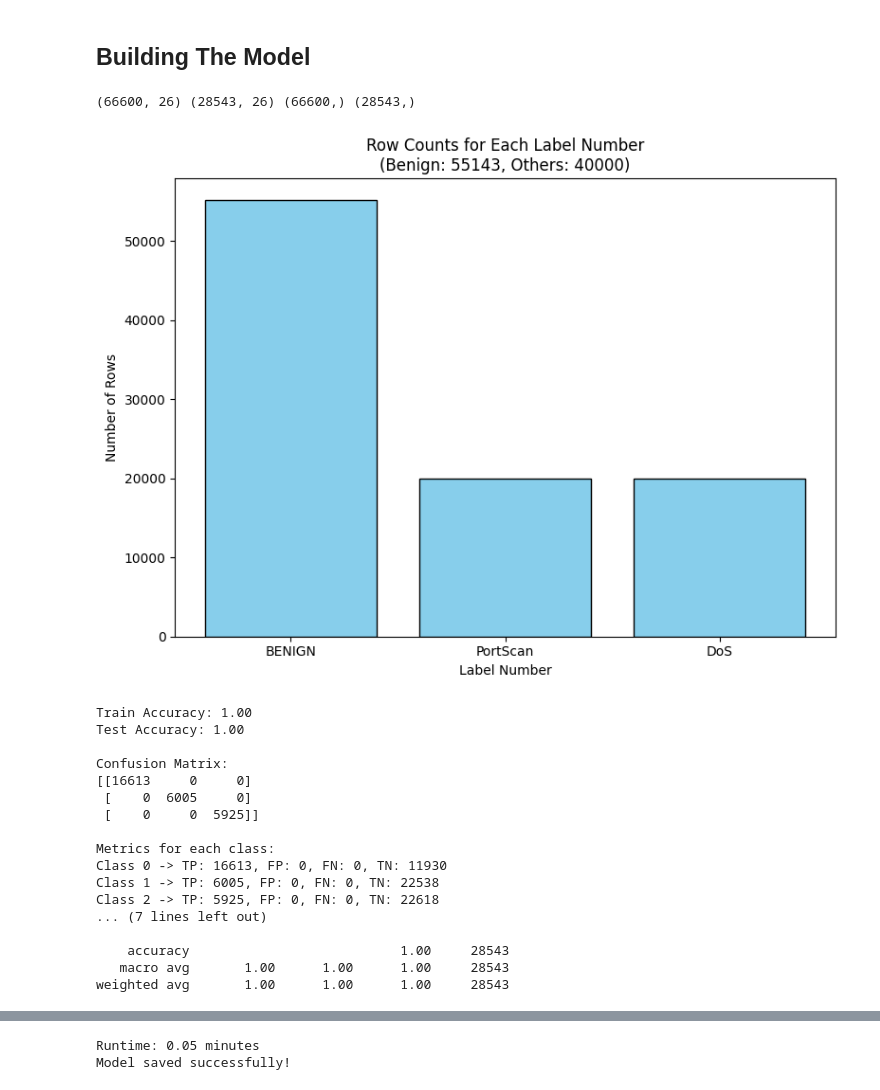
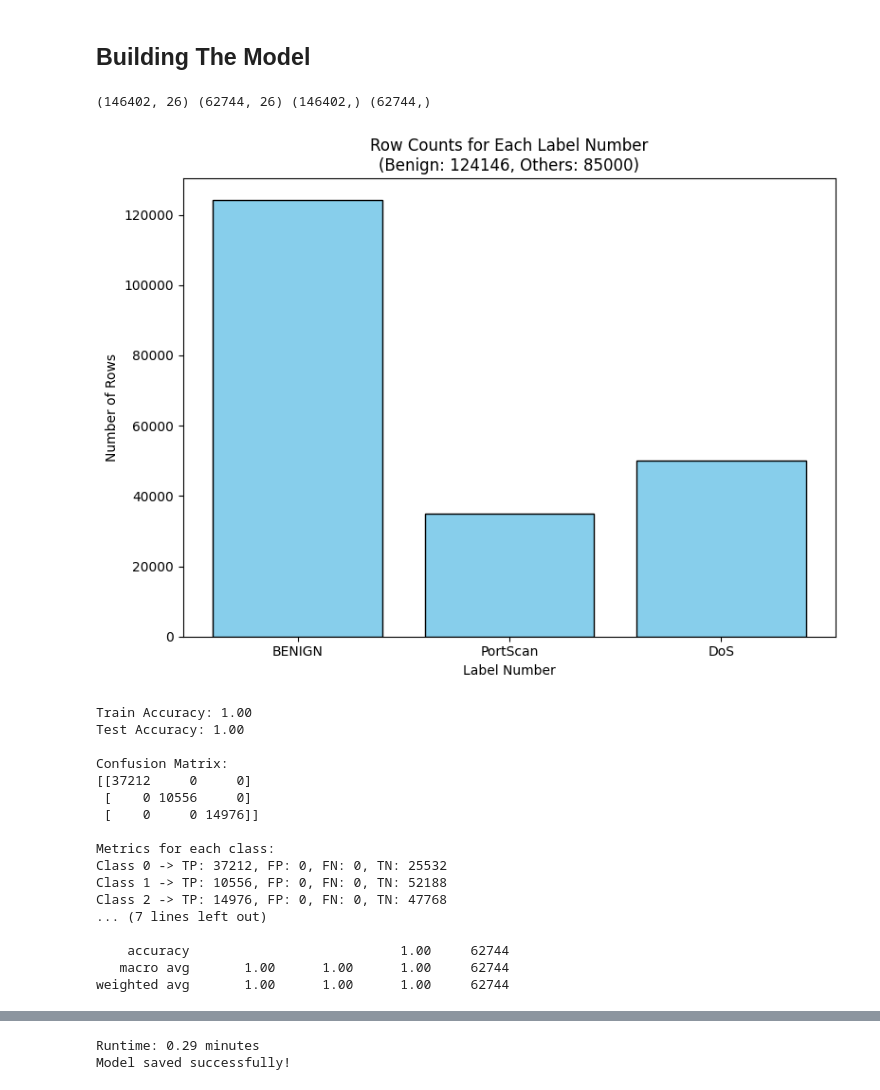
Before and after one commit to Shayhha/NetSpect, a Jupyter notebook: src/models/create_port_scan_dos_hulk_goldeneye_model.ipynb, the cells around one changed output, grey strips where cells are left out. Drawn from its saved outputs; the diff is of its cells as text; code cells hidden in the pictures.

Commit message:
Created a new model for all portscan and dos attacks including a new variation where there is an http dos attack on a closed port.

```diff
--- a/src/models/create_port_scan_dos_hulk_goldeneye_model.ipynb
+++ b/src/models/create_port_scan_dos_hulk_goldeneye_model.ipynb
@@ -211,6 +222,6 @@ portSamples2.head(3)
 # merge the port attack datasets
 mergedPortDataset = pd.concat([portSamples1, portSamples2], axis=0)
 mergedPortDataset = mergedPortDataset.sample(frac=1, random_state=42).reset_index(drop=True)
-mergedPortDataset = mergedPortDataset.sample(n=20000, random_state = 42)
+mergedPortDataset = mergedPortDataset.sample(n=35000, random_state = 42)
 print(mergedPortDataset.shape)
 # %% [output]
@@ -218,7 +229,7 @@ print(mergedPortDataset.shape)
 # %%
 # sample dos attack dataset
-mergedDosDataset = pd.concat([dosSamples1, dosSamples2, dosSamples3], axis=0)
+mergedDosDataset = pd.concat([dosSamples1, dosSamples2, dosSamples3, dosSamples4], axis=0)
 mergedDosDataset = mergedDosDataset.sample(frac=1, random_state=42).reset_index(drop=True)
-mergedDosDataset = mergedDosDataset.sample(n=20000, random_state = 42)
+mergedDosDataset = mergedDosDataset.sample(n=50000, random_state = 42)
 print(mergedDosDataset.shape)
 # %% [output]
@@ -238,5 +249,5 @@ mergedPortDosDataset.tail(3)
 ## Import Benign Dataset
 # %%
 # import the bening datasets
-benign1 = pd.read_csv('full_benign_2.csv')
-benign2 = pd.read_csv('benign_dataset_7.csv')
+benign1 = pd.read_csv('full_benign_6.csv')
+benign1.shape
@@ -243,7 +256,8 @@ benign2 = pd.read_csv('benign_dataset_7.csv')
 # %%
 # merge the benign
-mergedBenign = pd.concat([benign1, benign2], axis=0)
-mergedBenign = mergedBenign.sample(frac=1, random_state=42).reset_index(drop=True)
+# mergedBenign = pd.concat([benign1, benign2], axis=0)
+# mergedBenign = mergedBenign.sample(frac=1, random_state=42).reset_index(drop=True)
+mergedBenign = benign1
 
 # adding a label to the dataset
 mergedBenign['Label'] = 'BENIGN'
@@ -302,54 +316,54 @@ mergedDataset.tail(3)
 # %%
 # train-test split
 X = mergedDataset.drop(columns=['Label'])
 y = mergedDataset['Label']
 
 mappingLabels = {
     'BENIGN': 0,
     'PortScan': 1,
     'DoS': 2
 }
 y = y.map(mappingLabels)
 
 # train and test split
 X_train, X_test, y_train, y_test = train_test_split(X, y, test_size=0.3, random_state=42)
 print(X_train.shape, X_test.shape, y_train.shape, y_test.shape)
 count_and_plot(y, ['BENIGN', 'PortScan', 'DoS'])
 
 # remove null and scale
 remove_null_and_infi(X_train, X_test)
 columnsToScale = [column for column in X_train.columns if column != 'Label']
-X_train_scaled, X_test_scaled = scaleData(scaler, X_train, X_test, columnsToScale, 'new_flows_port_dos_hulk_goldeneye')
+X_train_scaled, X_test_scaled = scaleData(scaler, X_train, X_test, columnsToScale, 'port_dos')
 
 # train the model and save the output
 start_time = time.time()
 model = train_and_evaluate_svm(X_train_scaled, X_test_scaled, y_train, y_test)
 runtime = (time.time() - start_time)/60
 print(f"Runtime: {runtime:.2f} minutes")
 
-joblib.dump(model, 'new_flows_port_dos_hulk_goldeneye_svm_model.pkl')
+joblib.dump(model, 'port_dos_svm_model.pkl')
 print("Model saved successfully!")
 # %% [output]
-(66600, 26) (28543, 26) (66600,) (28543,)
+(146402, 26) (62744, 26) (146402,) (62744,)
-[figure, old version]
+[figure, new version]
 Train Accuracy: 1.00
 Test Accuracy: 1.00
 
 Confusion Matrix:
-[[16613     0     0]
- [    0  6005     0]
- [    0     0  5925]]
+[[37212     0     0]
+ [    0 10556     0]
+ [    0     0 14976]]
 
 Metrics for each class:
-Class 0 -> TP: 16613, FP: 0, FN: 0, TN: 11930
-Class 1 -> TP: 6005, FP: 0, FN: 0, TN: 22538
-Class 2 -> TP: 5925, FP: 0, FN: 0, TN: 22618
+Class 0 -> TP: 37212, FP: 0, FN: 0, TN: 25532
+Class 1 -> TP: 10556, FP: 0, FN: 0, TN: 52188
+Class 2 -> TP: 14976, FP: 0, FN: 0, TN: 47768
 ... (7 lines left out)
 
-    accuracy                           1.00     28543
-   macro avg       1.00      1.00      1.00     28543
-weighted avg       1.00      1.00      1.00     28543
+    accuracy                           1.00     62744
+   macro avg       1.00      1.00      1.00     62744
+weighted avg       1.00      1.00      1.00     62744
 [figure]
-Runtime: 0.05 minutes
+Runtime: 0.29 minutes
 Model saved successfully!
 # %%
```
Also changed, not shown: parts of 13 cells of this notebook, 4 other files.
